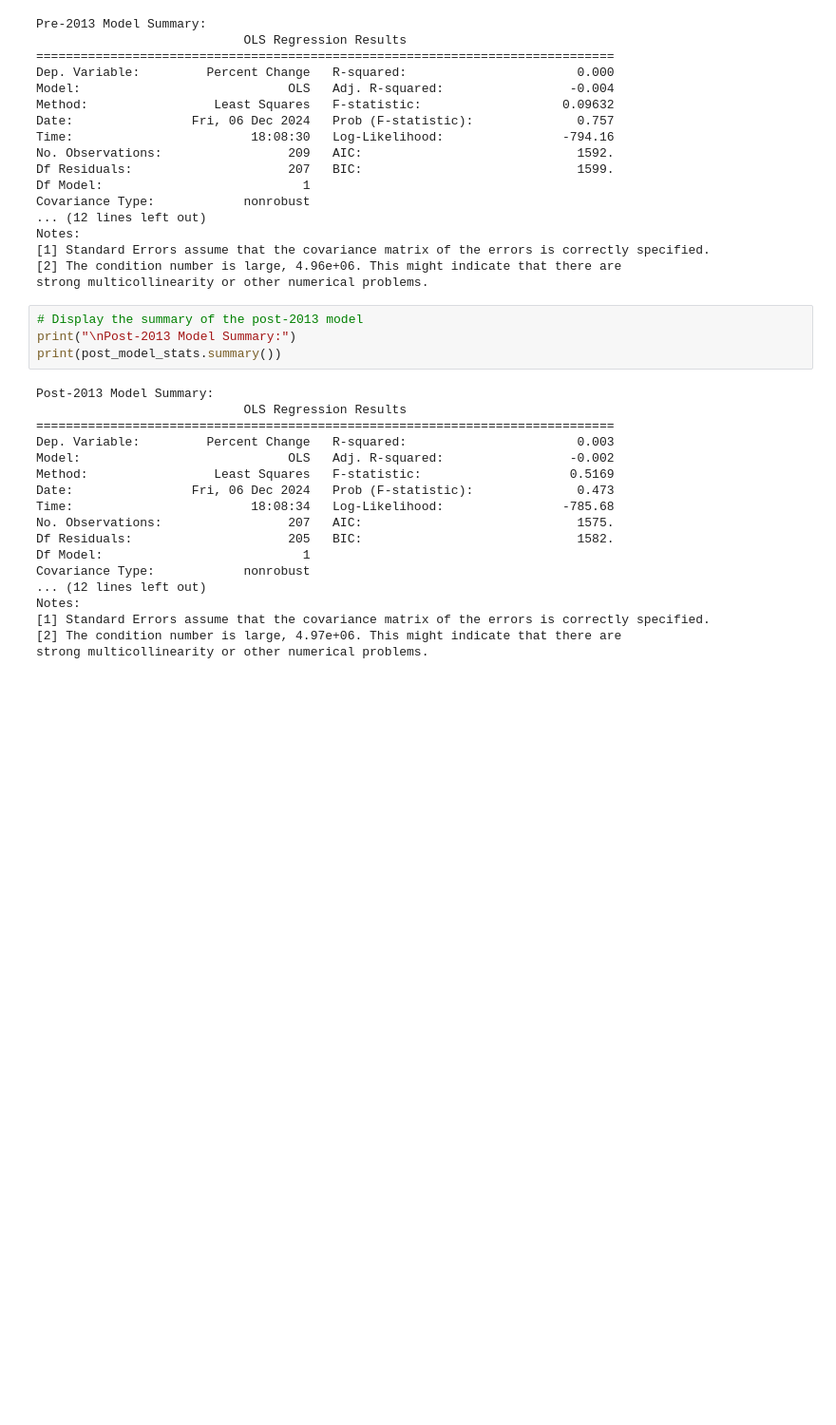
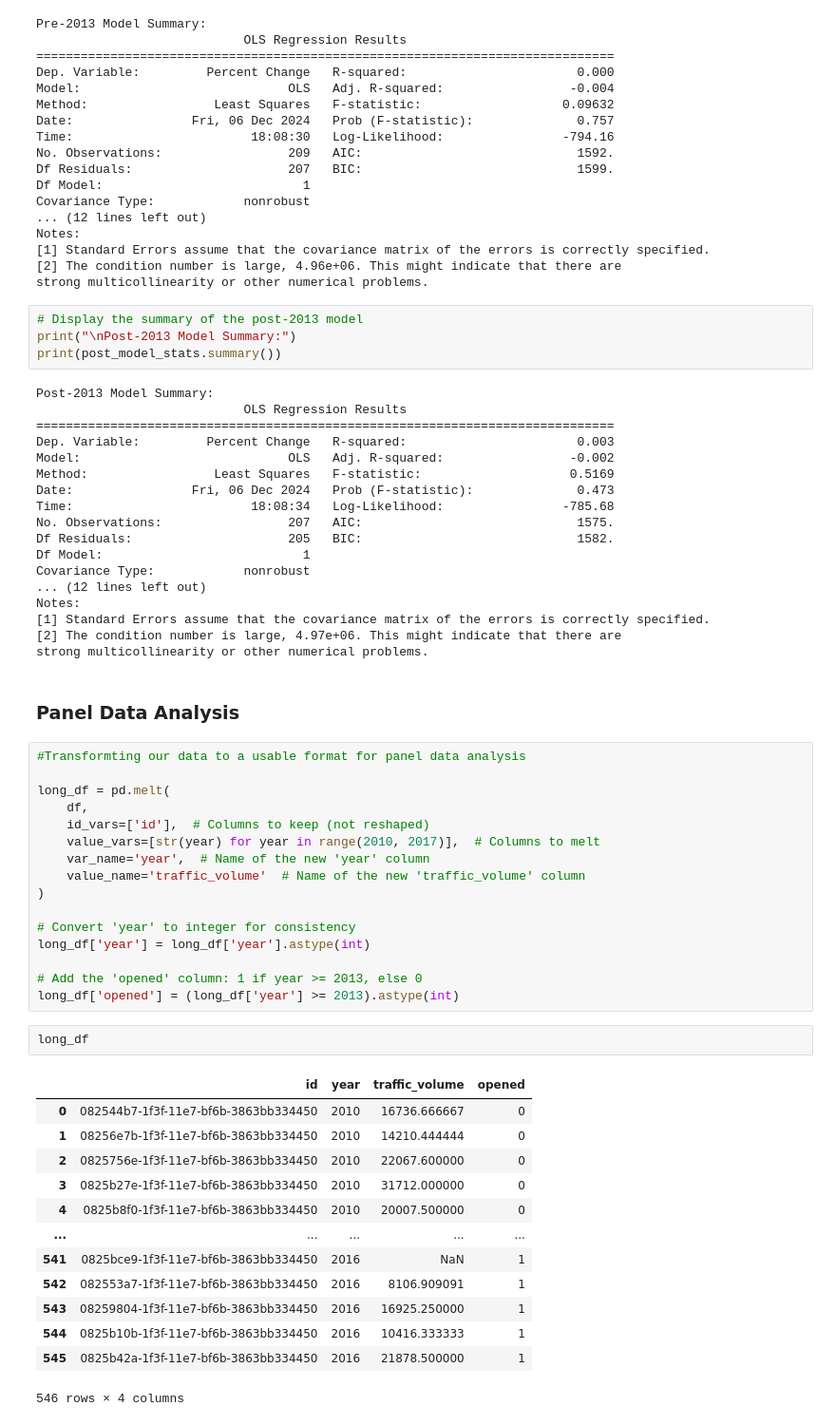
Before and after one commit to IbadatJarg/PPOL5203-Final_Project_Bikeshare, a Jupyter notebook: scripts/04_exploratory_data_analysis.ipynb, the cells around one changed output. Shown at 95% size. Saved outputs shown, nothing was run; the diff lists cells and outputs as text; blank space fills up the shorter version.

```diff
--- a/scripts/04_exploratory_data_analysis.ipynb
+++ b/scripts/04_exploratory_data_analysis.ipynb
@@ -194,3 +217,37 @@ Notes:
 [1] Standard Errors assume that the covariance matrix of the errors is correctly specified.
 [2] The condition number is large, 4.97e+06. This might indicate that there are
 strong multicollinearity or other numerical problems.
+# %% [markdown]
+### Panel Data Analysis
+# %%
+#Transformting our data to a usable format for panel data analysis
+
+long_df = pd.melt(
+    df,
+    id_vars=['id'],  # Columns to keep (not reshaped)
+    value_vars=[str(year) for year in range(2010, 2017)],  # Columns to melt
+    var_name='year',  # Name of the new 'year' column
+    value_name='traffic_volume'  # Name of the new 'traffic_volume' column
+)
+
+# Convert 'year' to integer for consistency
+long_df['year'] = long_df['year'].astype(int)
+
+# Add the 'opened' column: 1 if year >= 2013, else 0
+long_df['opened'] = (long_df['year'] >= 2013).astype(int)
+# %%
+long_df
+# %% [output]
+|  | id | year | traffic_volume | opened |
+| 0 | 082544b7-1f3f-11e7-bf6b-3863bb334450 | 2010 | 16736.666667 | 0 |
+| 1 | 08256e7b-1f3f-11e7-bf6b-3863bb334450 | 2010 | 14210.444444 | 0 |
+| 2 | 0825756e-1f3f-11e7-bf6b-3863bb334450 | 2010 | 22067.600000 | 0 |
+| 3 | 0825b27e-1f3f-11e7-bf6b-3863bb334450 | 2010 | 31712.000000 | 0 |
+| 4 | 0825b8f0-1f3f-11e7-bf6b-3863bb334450 | 2010 | 20007.500000 | 0 |
+| ... | ... | ... | ... | ... |
+| 541 | 0825bce9-1f3f-11e7-bf6b-3863bb334450 | 2016 | NaN | 1 |
+| 542 | 082553a7-1f3f-11e7-bf6b-3863bb334450 | 2016 | 8106.909091 | 1 |
+| 543 | 08259804-1f3f-11e7-bf6b-3863bb334450 | 2016 | 16925.250000 | 1 |
+| 544 | 0825b10b-1f3f-11e7-bf6b-3863bb334450 | 2016 | 10416.333333 | 1 |
+| 545 | 0825b42a-1f3f-11e7-bf6b-3863bb334450 | 2016 | 21878.500000 | 1 |
+546 rows × 4 columns
```
Also changed, not shown: parts of 7 cells of this notebook.
